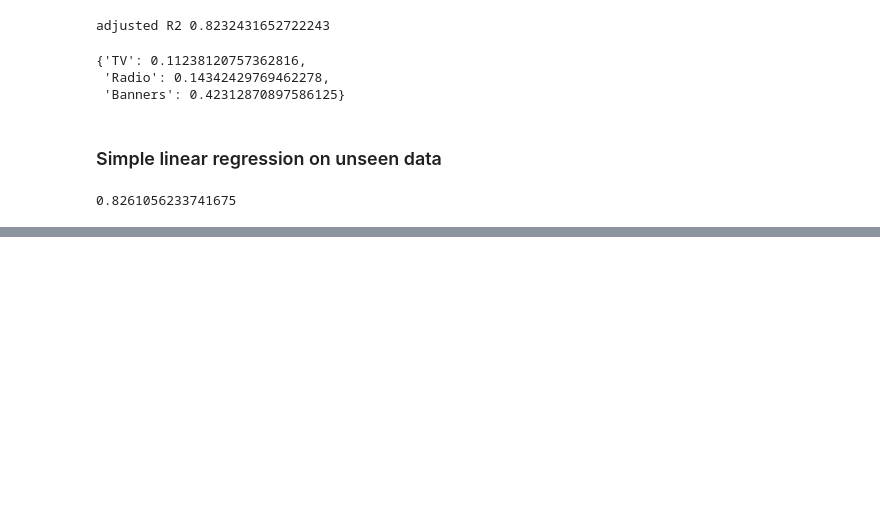
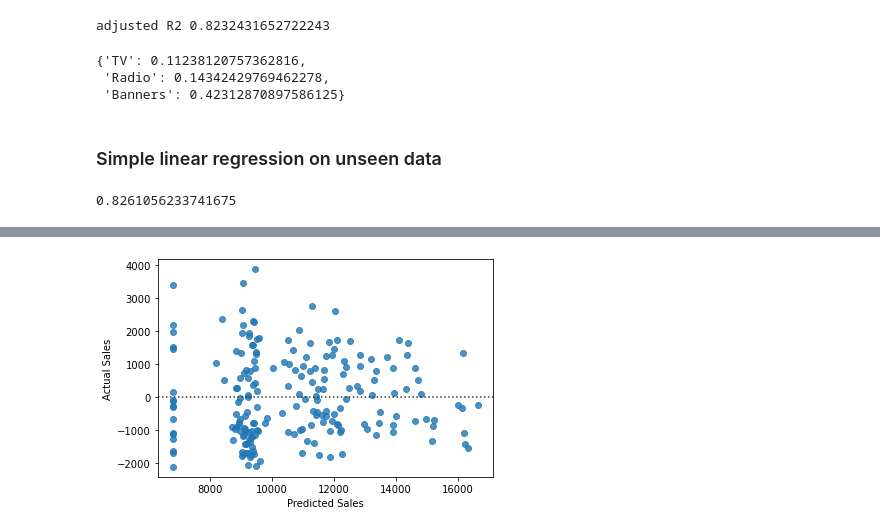
Before and after one commit to zander1268/marketing-mix-modeling, a Jupyter notebook: linear_regression_media_mix_modeling.ipynb, the cells around one changed output, grey strips where cells are left out. Saved outputs shown, nothing was run; the diff lists cells and outputs as text; code cells hidden in the pictures; blank space fills up the shorter version.

```diff
--- a/linear_regression_media_mix_modeling.ipynb
+++ b/linear_regression_media_mix_modeling.ipynb
@@ -353,3 +366,7 @@ plt.savefig('Images/Simiple_LR_MMM.png')
 # %%
-pred_v_actual_df = pd.DataFrame(data=tuned_model.predict(X),columns=["Predicted Sales"],index=X.index)
+pred_v_actual_df = pd.DataFrame(data=lr.predict(X),columns=["Predicted Sales"],index=X.index)
 pred_v_actual_df["Actual Sales"]=y
+# %%
+sns.residplot("Predicted Sales","Actual Sales",data=pred_v_actual_df);
+# %% [output]
+[figure, added]
```
Also changed, not shown: parts of 5 cells of this notebook, 5 other files.
